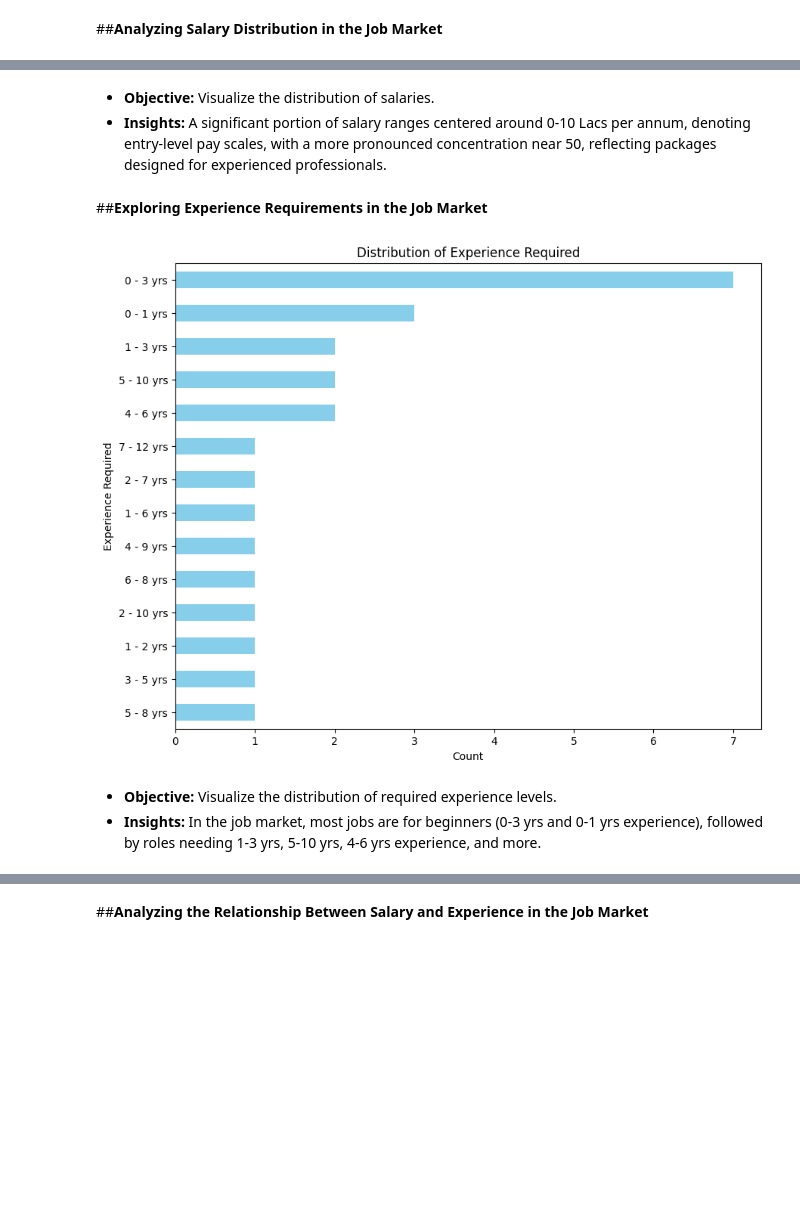
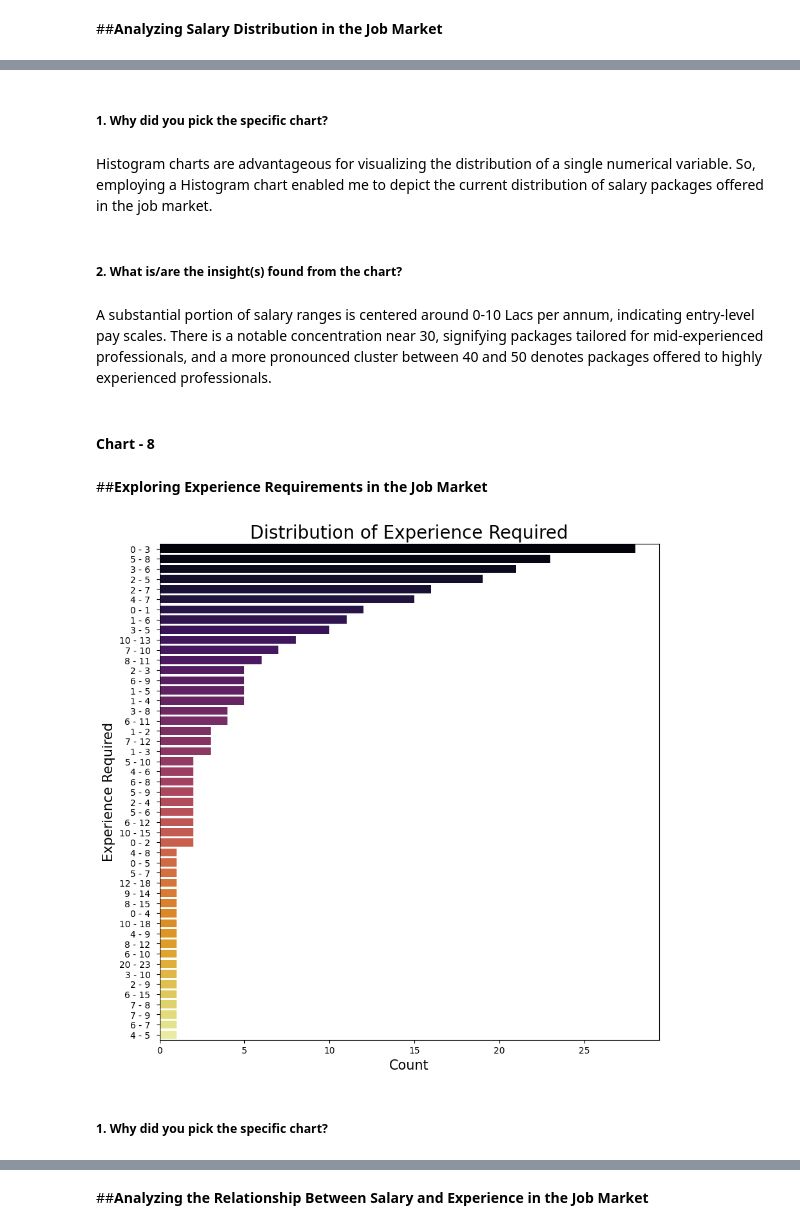
Before and after one commit to rohitpaul09/Web-Scraping-Data-Science-Job-Listings, a Jupyter notebook: Web_Scraping_Job_Listings.ipynb, the cells around one changed output, grey strips where cells are left out. Cells and saved outputs as stored; diff of their text form; code cells hidden in the pictures; blank space fills up the shorter version.

```diff
--- a/Web_Scraping_Job_Listings.ipynb
+++ b/Web_Scraping_Job_Listings.ipynb
@@ -138,0 +280,16 @@ Scraped Data from Multiple Pages:
+# %%
+# Show Dataset Rows & Columns count Before Removing Missing Values
+print('Shape Before Removing Missing Values:')
+print('Scraped Dataset Rows count:',df.shape[0])
+print('Scraped Dataset Columns count:',df.shape[1],end='\n\n')
+
+# Replace empty strings with NaN in the 'Location' column
+df['Location'].replace('', pd.NA, inplace=True)
+
+# Drop rows with null values in the 'Location' column
+df.dropna(subset=['Location'], inplace=True)
+
+# Show Dataset Rows & Columns count After Removing Missing Values
+print('Shape After Removing Missing Values:')
+print('Scraped Dataset Rows count:',df.shape[0])
+print('Scraped Dataset Columns count:',df.shape[1])
@@ -347,26 +584,33 @@ plt.show()
+# %% [markdown]
+##### 1. Why did you pick the specific chart?
+# %% [markdown]
+Histogram charts are advantageous for visualizing the distribution of a single numerical variable. So, employing a Histogram chart enabled me to depict the current distribution of salary packages offered in the job market.
+# %% [markdown]
+##### 2. What is/are the insight(s) found from the chart?
 # %% [markdown]
-   - **Objective:** Visualize the distribution of salaries.
-   - **Insights:** A significant portion of salary ranges centered around 0-10 Lacs per annum, denoting entry-level pay scales, with a more pronounced concentration near 50, reflecting packages designed for experienced professionals.
+A substantial portion of salary ranges is centered around 0-10 Lacs per annum, indicating entry-level pay scales. There is a notable concentration near 30, signifying packages tailored for mid-experienced professionals, and a more pronounced cluster between 40 and 50 denotes packages offered to highly experienced professionals.
+# %% [markdown]
+#### Chart - 8
 # %% [markdown]
 ##**Exploring Experience Requirements in the Job Market**
 # %%
+import seaborn as sns
 import matplotlib.pyplot as plt
 
 # Count the occurrences of each experience level
-experience_counts = df['Experience Required'].value_counts()
+experience_counts = df['Experience Required(Years)'].value_counts()
 
-# Sort the values in ascending order for better visualization
-experience_counts = experience_counts.sort_values(ascending=True)
+# Sort the values in descending order for better visualization
+experience_counts = experience_counts.sort_values(ascending=False)
 
-# Create a horizontal bar chart
-plt.figure(figsize=(10, 8))
-experience_counts.plot(kind='barh', color='skyblue')
-plt.title('Distribution of Experience Required')
-plt.xlabel('Count')
-plt.ylabel('Experience Required')
+# Create a horizontal bar chart using Seaborn
+plt.figure(figsize=(10, 10))
+sns.barplot(x=experience_counts, y=experience_counts.index, palette='inferno')
+plt.title('Distribution of Experience Required',fontsize=20)
+plt.xlabel('Count',fontsize=15)
+plt.ylabel('Experience Required',fontsize=15)
 plt.show()
 # %% [output]
-[figure, old version]
+[figure, new version]
-# %% [markdown]
-   - **Objective:** Visualize the distribution of required experience levels.
-   - **Insights:** In the job market, most jobs are for beginners (0-3 yrs and 0-1 yrs experience), followed by roles needing 1-3 yrs, 5-10 yrs, 4-6 yrs experience, and more.
+# %% [markdown]
+##### 1. Why did you pick the specific chart?
```
Also changed, not shown: parts of 91 cells of this notebook.
